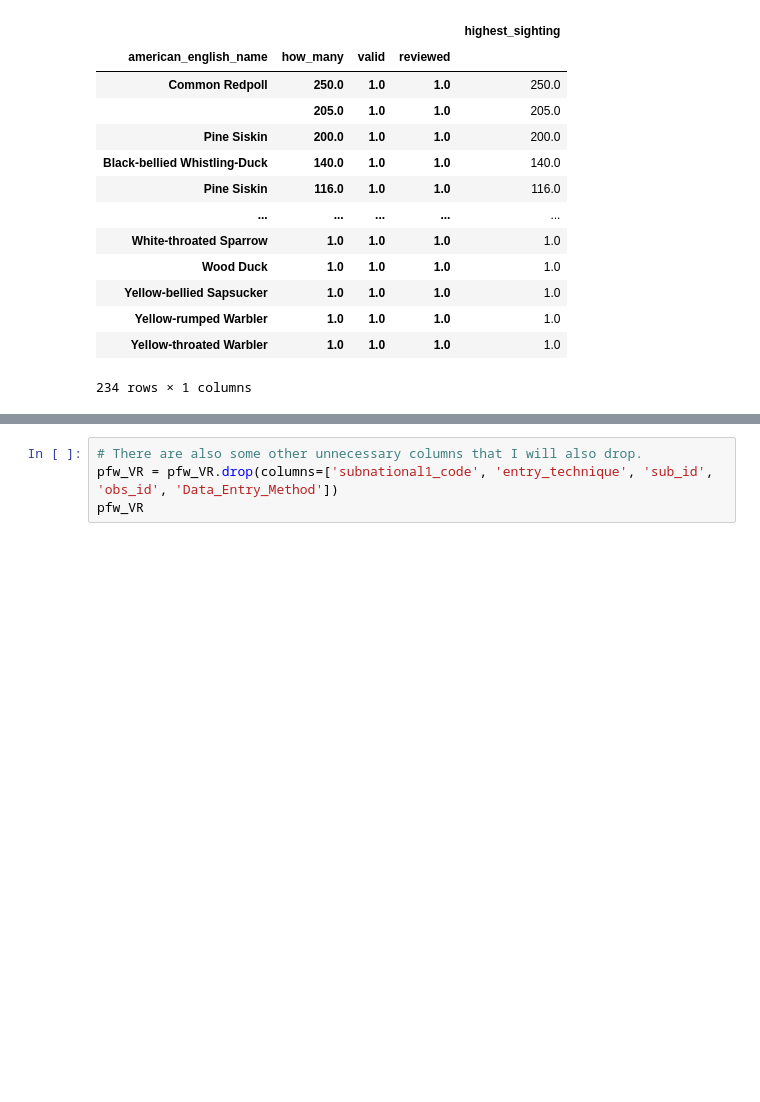
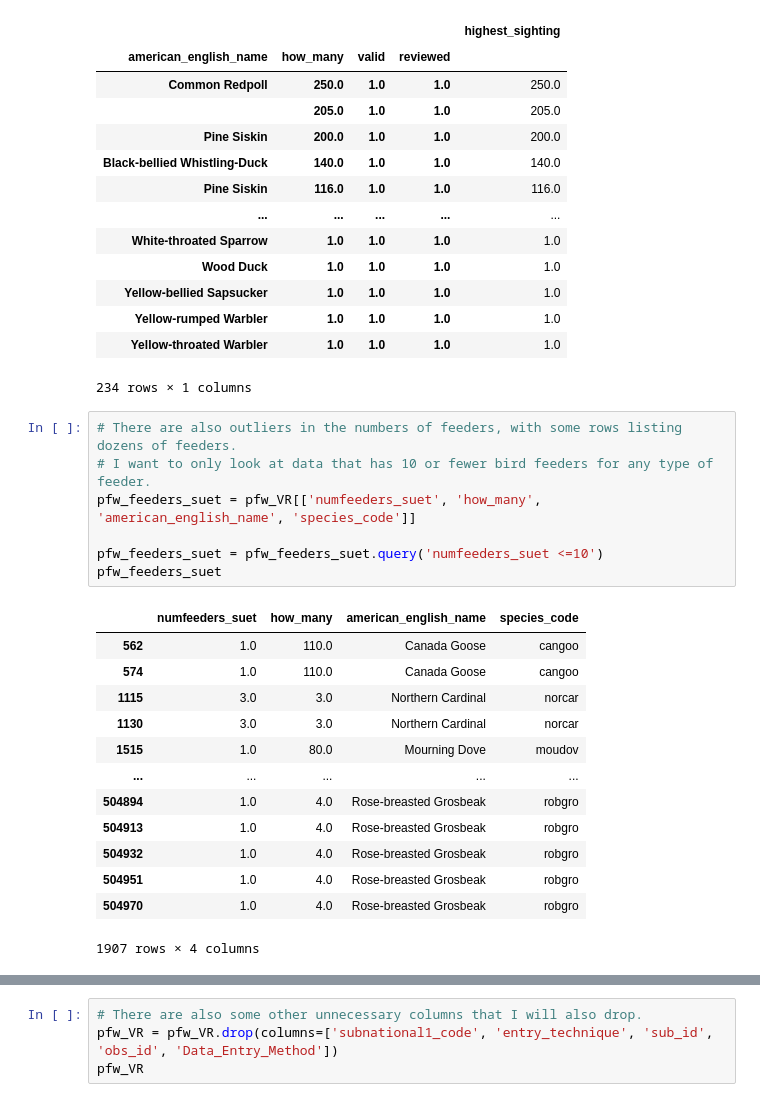
Before and after one commit to EJoyce-DA/cleaning-data-checkpoint, a Jupyter notebook: checkpoint-three.ipynb, the cells around one changed output, grey strips where cells are left out. Saved outputs shown, nothing was run; the diff lists cells and outputs as text; blank space fills up the shorter version.

```diff
--- a/checkpoint-three.ipynb
+++ b/checkpoint-three.ipynb
@@ -189,3 +189,24 @@ species_count
 | Yellow-rumped Warbler | 1.0 | 1.0 | 1.0 | 1.0 |
 | Yellow-throated Warbler | 1.0 | 1.0 | 1.0 | 1.0 |
 234 rows × 1 columns
+# %%
+# There are also outliers in the numbers of feeders, with some rows listing dozens of feeders.
+# I want to only look at data that has 10 or fewer bird feeders for any type of feeder.
+pfw_feeders_suet = pfw_VR[['numfeeders_suet', 'how_many', 'american_english_name', 'species_code']]
+
+pfw_feeders_suet = pfw_feeders_suet.query('numfeeders_suet <=10')
+pfw_feeders_suet
+# %% [output]
+|  | numfeeders_suet | how_many | american_english_name | species_code |
+| 562 | 1.0 | 110.0 | Canada Goose | cangoo |
+| 574 | 1.0 | 110.0 | Canada Goose | cangoo |
+| 1115 | 3.0 | 3.0 | Northern Cardinal | norcar |
+| 1130 | 3.0 | 3.0 | Northern Cardinal | norcar |
+| 1515 | 1.0 | 80.0 | Mourning Dove | moudov |
+| ... | ... | ... | ... | ... |
+| 504894 | 1.0 | 4.0 | Rose-breasted Grosbeak | robgro |
+| 504913 | 1.0 | 4.0 | Rose-breasted Grosbeak | robgro |
+| 504932 | 1.0 | 4.0 | Rose-breasted Grosbeak | robgro |
+| 504951 | 1.0 | 4.0 | Rose-breasted Grosbeak | robgro |
+| 504970 | 1.0 | 4.0 | Rose-breasted Grosbeak | robgro |
+1907 rows × 4 columns
```
Also changed, not shown: parts of 15 cells of this notebook.
